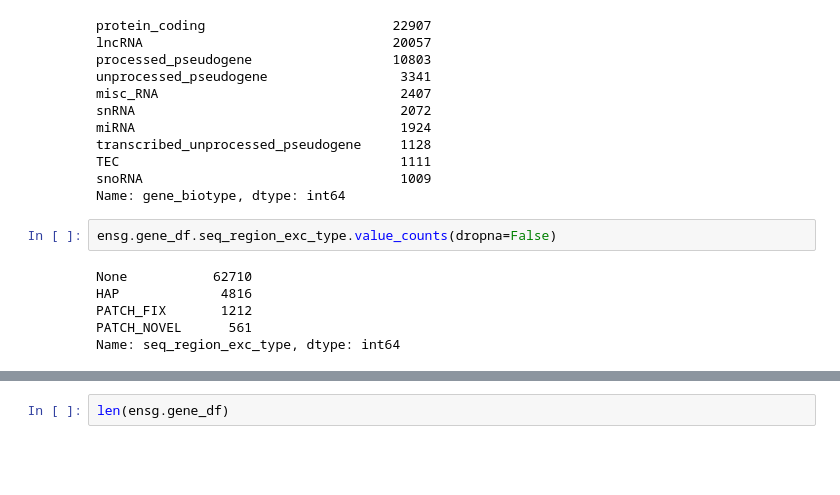
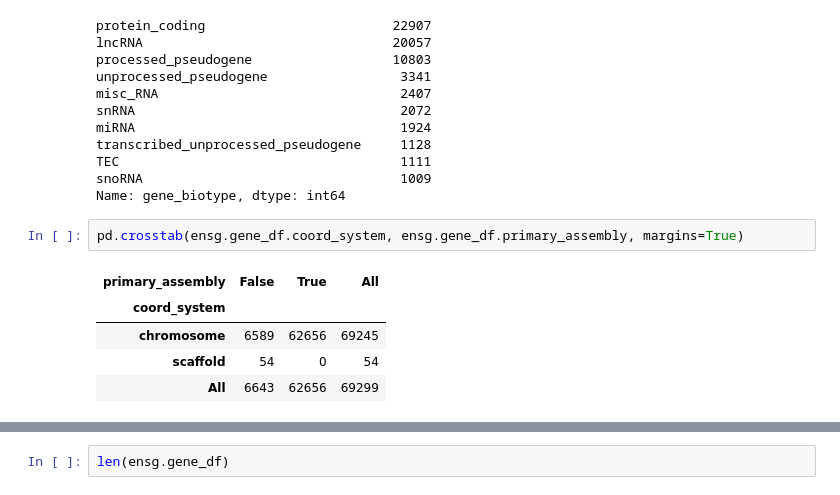
Before and after one commit to related-sciences/ensembl-genes, a Jupyter notebook: ensembl_genes_eda.ipynb, the cells around one changed output, grey strips where cells are left out. Saved outputs shown, nothing was run; the diff lists cells and outputs as text; blank space fills up the shorter version.

```diff
--- a/ensembl_genes_eda.ipynb
+++ b/ensembl_genes_eda.ipynb
@@ -118,14 +110,14 @@ transcribed_unprocessed_pseudogene     1128
 TEC                                    1111
 snoRNA                                 1009
 Name: gene_biotype, dtype: int64
-# %%
-ensg.gene_df.seq_region_exc_type.value_counts(dropna=False)
-# %% [output]
-None           62710
-HAP             4816
-PATCH_FIX       1212
-PATCH_NOVEL      561
-Name: seq_region_exc_type, dtype: int64
+# %%
+pd.crosstab(ensg.gene_df.coord_system, ensg.gene_df.primary_assembly, margins=True)
+# %% [output]
+| primary_assembly | False | True | All |
+| coord_system |  |  |  |
+| chromosome | 6589 | 62656 | 69245 |
+| scaffold | 54 | 0 | 54 |
+| All | 6643 | 62656 | 69299 |
 # %%
 ensg.gene_df.mhc.value_counts()
 # %% [output]
```
Also changed, not shown: parts of 18 cells of this notebook, 23 other files.
